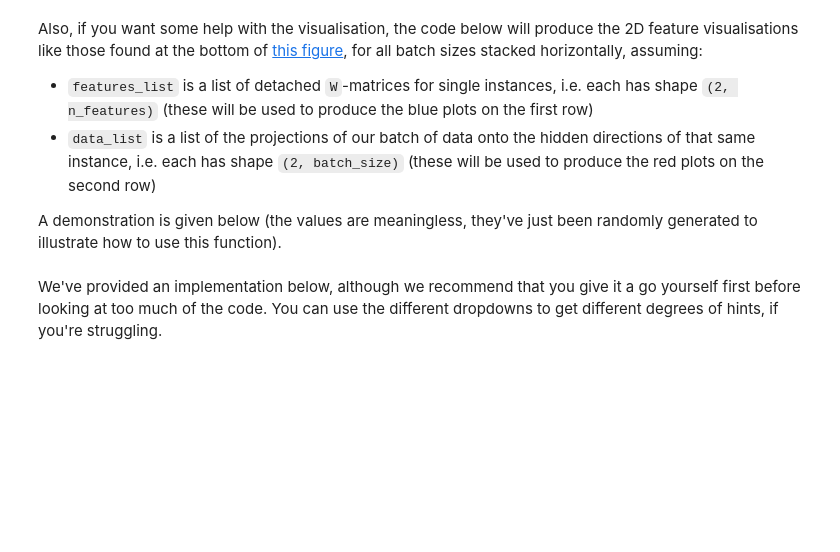
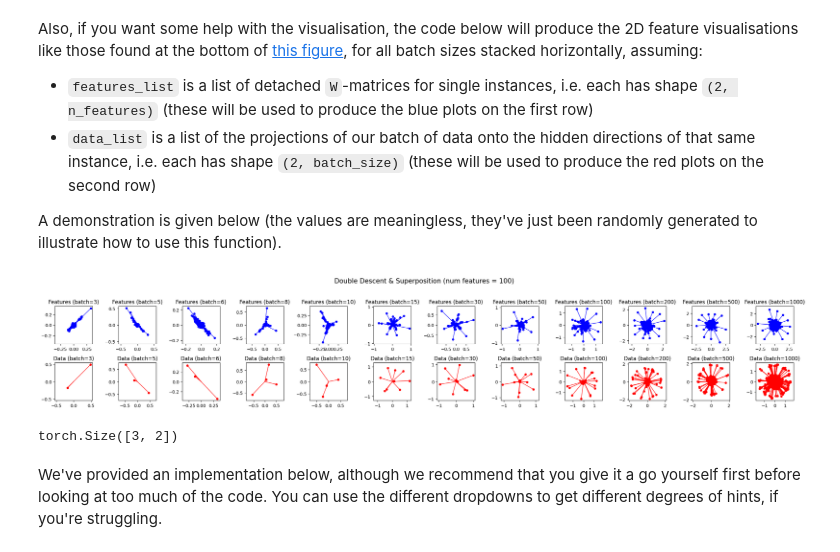
Before and after one commit to 2022tgoel/interp, a Jupyter notebook: 1.3.1_Toy_Models_of_Superposition_&_SAEs_exercises.ipynb, the cells around one changed output. Drawn from its saved outputs; the diff is of its cells as text; code cells hidden in the pictures; blank space fills up the shorter version.

```diff
--- a/1.3.1_Toy_Models_of_Superposition_&_SAEs_exercises.ipynb
+++ b/1.3.1_Toy_Models_of_Superposition_&_SAEs_exercises.ipynb
@@ -1634,16 +1657,22 @@ Also, if you want some help with the visualisation, the code below will produce
 
 A demonstration is given below (the values are meaningless, they've just been randomly generated to illustrate how to use this function).
 # %%
-features_list = [t.randn(size=(2, 100)) for _ in BATCH_SIZES]
-hidden_representations_list = [t.randn(size=(2, batch_size)) for batch_size in BATCH_SIZES]
-
+# features_list = [t.randn(size=(2, 100)) for _ in BATCH_SIZES]
+# hidden_representations_list = [t.randn(size=(2, batch_size)) for batch_size in BATCH_SIZES]
+BATCH_SIZES = BATCH_SIZES[:len(features_list)]
 utils.plot_features_in_2d(
-    features_list + hidden_representations_list,
+    features_list + [x.T for x in hidden_representations_list],
     colors=[["blue"] for _ in range(len(BATCH_SIZES))] + [["red"] for _ in range(len(BATCH_SIZES))],
     title="Double Descent & Superposition (num features = 100)",
     subplot_titles=[f"Features (batch={bs})" for bs in BATCH_SIZES] + [f"Data (batch={bs})" for bs in BATCH_SIZES],
     allow_different_limits_across_subplots=True,
     n_rows=2,
 )
+# %% [output]
+[figure, added]
+# %%
+hidden_representations_list[0].shape
+# %% [output]
+torch.Size([3, 2])
 # %% [markdown]
 We've provided an implementation below, although we recommend that you give it a go yourself first before looking at too much of the code. You can use the different dropdowns to get different degrees of hints, if you're struggling.
```
Also changed, not shown: parts of 10 cells of this notebook.
